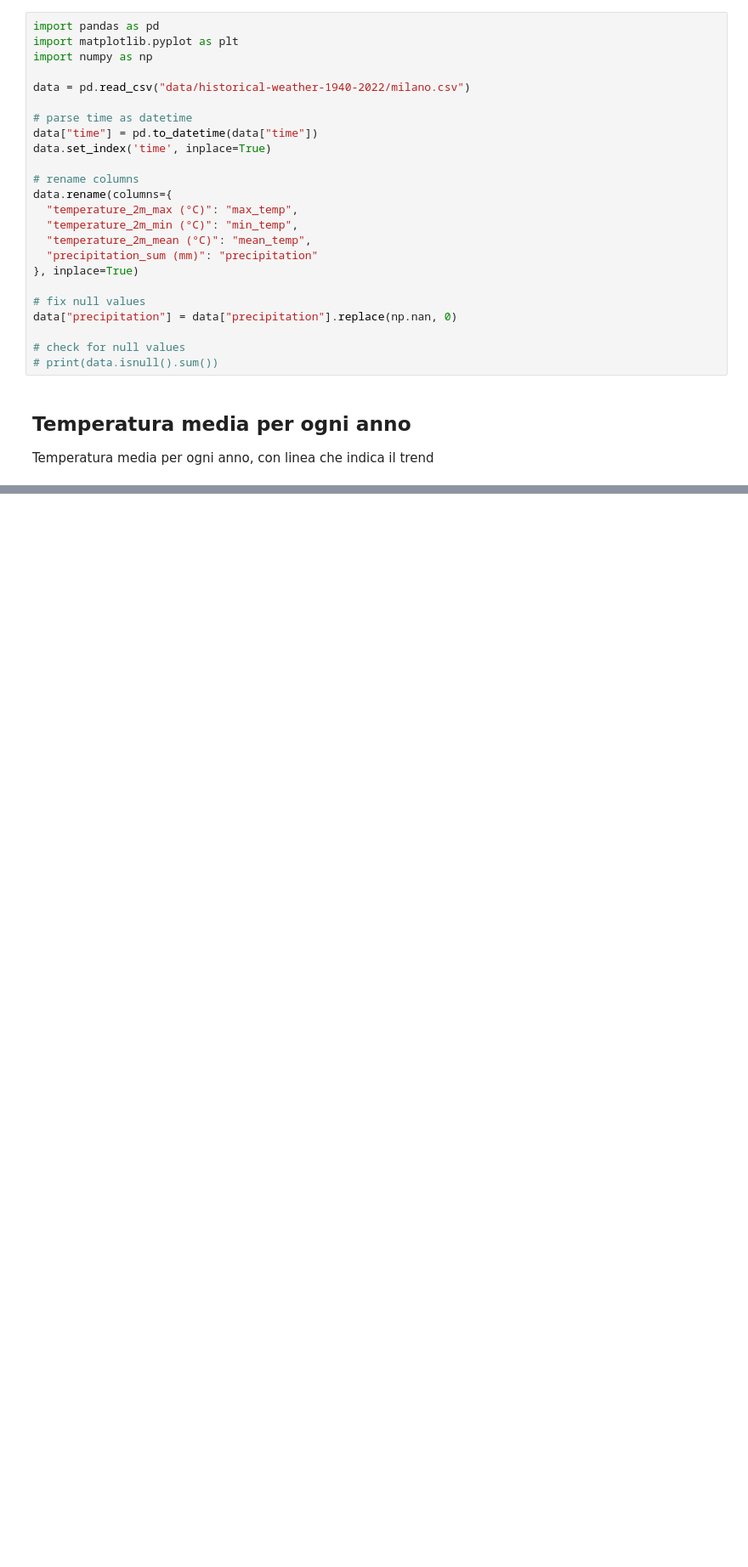
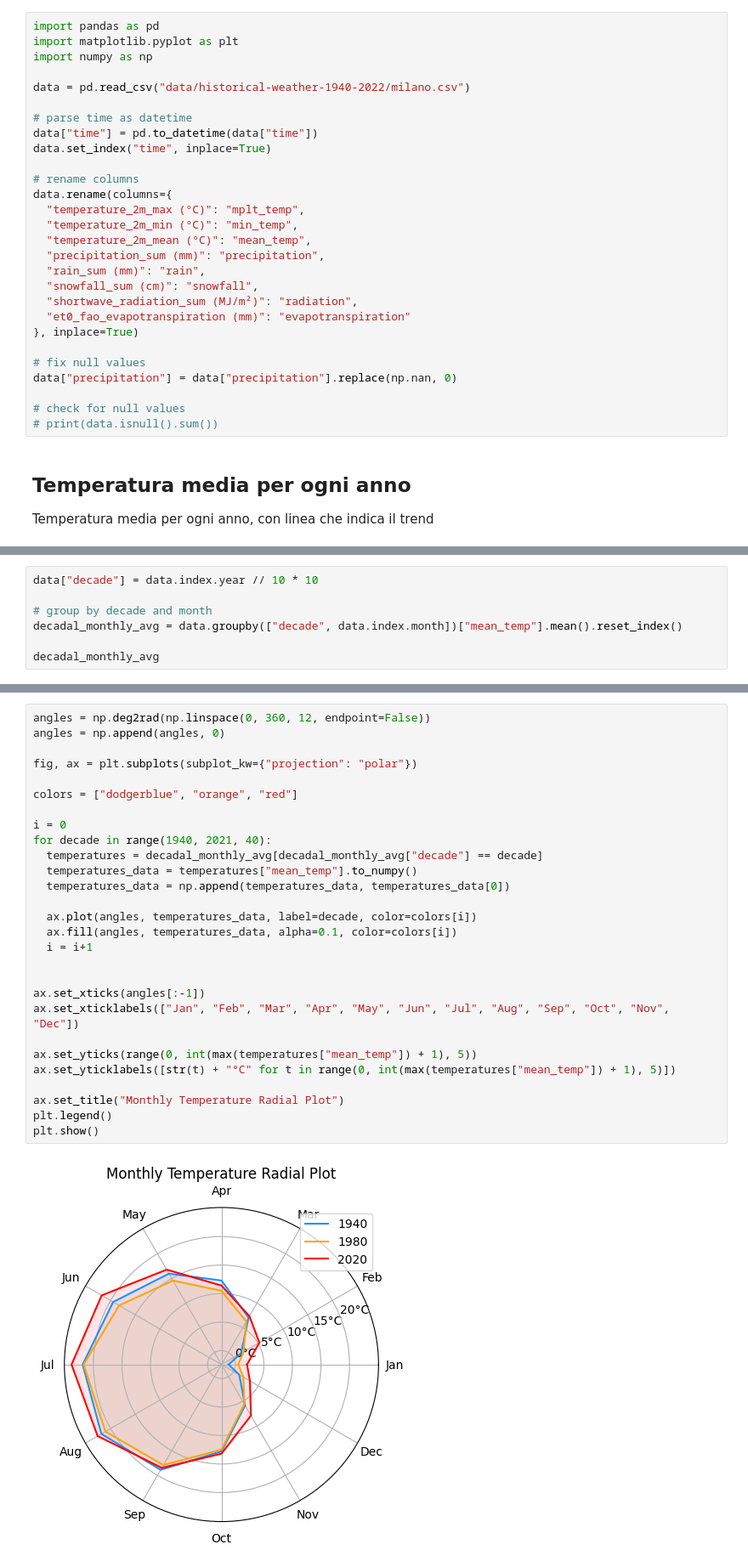
Before and after one commit to Favo02-unimi/visualizzazione-scientifica, a Jupyter notebook: weather.ipynb, the cells around one changed output, grey strips where cells are left out. Shown at 85% size. Drawn from its saved outputs; the diff is of its cells as text; blank space fills up the shorter version.

Commit message:
add decadal monthly radial plot

```diff
--- a/weather.ipynb
+++ b/weather.ipynb
@@ -7,14 +7,18 @@ data = pd.read_csv("data/historical-weather-1940-2022/milano.csv")
 
 # parse time as datetime
 data["time"] = pd.to_datetime(data["time"])
-data.set_index('time', inplace=True)
+data.set_index("time", inplace=True)
 
 # rename columns
 data.rename(columns={
-  "temperature_2m_max (°C)": "max_temp",
+  "temperature_2m_max (°C)": "mplt_temp",
   "temperature_2m_min (°C)": "min_temp",
   "temperature_2m_mean (°C)": "mean_temp",
-  "precipitation_sum (mm)": "precipitation"
+  "precipitation_sum (mm)": "precipitation",
+  "rain_sum (mm)": "rain",
+  "snowfall_sum (cm)": "snowfall",
+  "shortwave_radiation_sum (MJ/m²)": "radiation",
+  "et0_fao_evapotranspiration (mm)": "evapotranspiration"
 }, inplace=True)
 
 # fix null values
@@ -58,0 +65,7 @@ plt.show()
+# %%
+data["decade"] = data.index.year // 10 * 10
+
+# group by decade and month
+decadal_monthly_avg = data.groupby(["decade", data.index.month])["mean_temp"].mean().reset_index()
+
+decadal_monthly_avg
@@ -58,0 +86,30 @@ plt.show()
+# %%
+angles = np.deg2rad(np.linspace(0, 360, 12, endpoint=False))
+angles = np.append(angles, 0)
+
+fig, ax = plt.subplots(subplot_kw={"projection": "polar"})
+
+colors = ["dodgerblue", "orange", "red"]
+
+i = 0
+for decade in range(1940, 2021, 40):
+  temperatures = decadal_monthly_avg[decadal_monthly_avg["decade"] == decade]
+  temperatures_data = temperatures["mean_temp"].to_numpy()
+  temperatures_data = np.append(temperatures_data, temperatures_data[0])
+
+  ax.plot(angles, temperatures_data, label=decade, color=colors[i])
+  ax.fill(angles, temperatures_data, alpha=0.1, color=colors[i])
+  i = i+1
+
+
+ax.set_xticks(angles[:-1])
+ax.set_xticklabels(["Jan", "Feb", "Mar", "Apr", "May", "Jun", "Jul", "Aug", "Sep", "Oct", "Nov", "Dec"])
+
+ax.set_yticks(range(0, int(max(temperatures["mean_temp"]) + 1), 5))
+ax.set_yticklabels([str(t) + "°C" for t in range(0, int(max(temperatures["mean_temp"]) + 1), 5)])
+
+ax.set_title("Monthly Temperature Radial Plot")
+plt.legend()
+plt.show()
+# %% [output]
+[figure, added]
```
Also changed, not shown: parts of 3 cells of this notebook.
